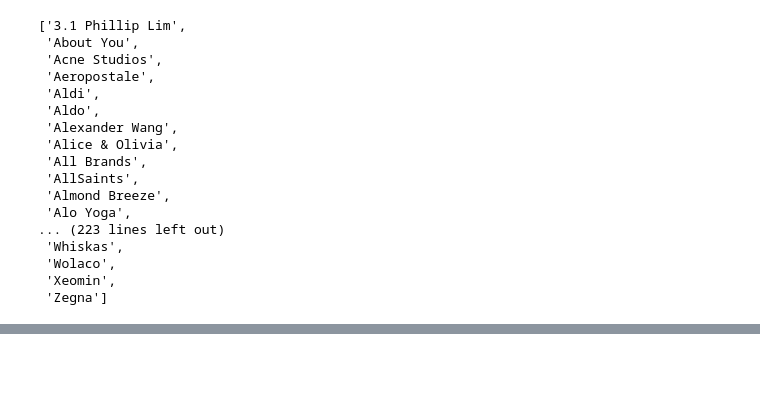
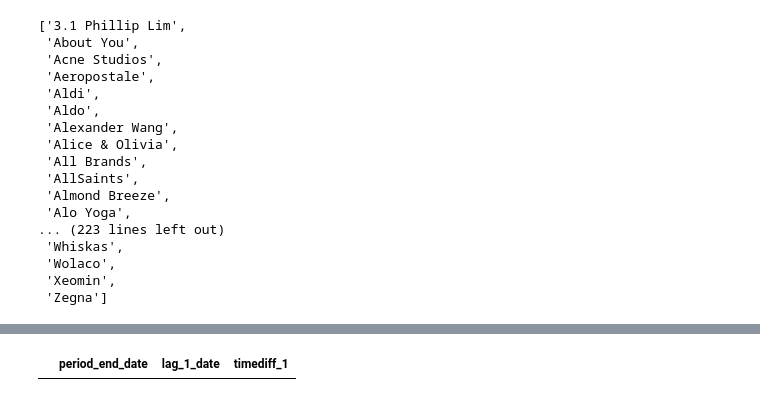
Before and after one commit to saschatran/challenge, a Jupyter notebook: IndividualNotebooks/AsyNotebook.ipynb, the cells around one changed output, grey strips where cells are left out. Saved outputs shown, nothing was run; the diff lists cells and outputs as text; code cells hidden in the pictures; blank space fills up the shorter version.

```diff
--- a/IndividualNotebooks/AsyNotebook.ipynb
+++ b/IndividualNotebooks/AsyNotebook.ipynb
@@ -1119,0 +1162,5 @@ Diffs
+# %%
+df_pos = df.loc[df[f'timediff_{lag_size}']>0]
+df_pos .loc[ df_pos[f'timediff_{lag_size}'] != lag_size, ['period_end_date', f'lag_{lag_size}_date', f'timediff_{lag_size}']]
+# %% [output]
+|  | period_end_date | lag_1_date | timediff_1 |
```
Also changed, not shown: parts of 5 cells of this notebook.
